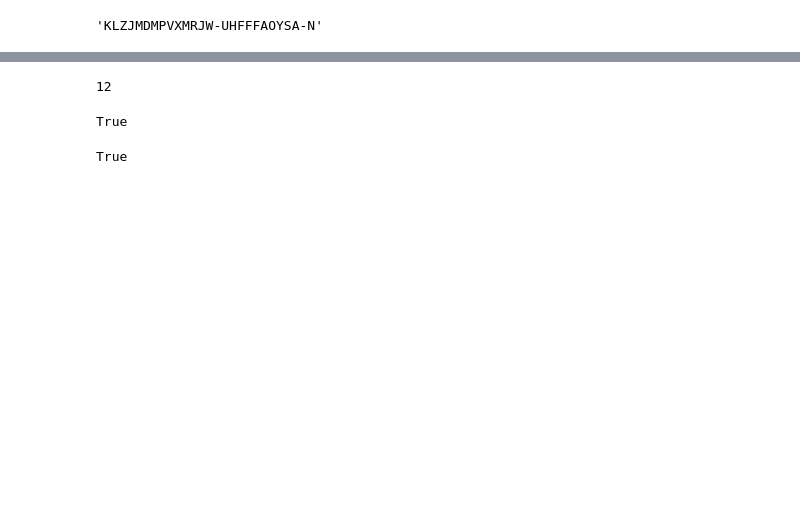
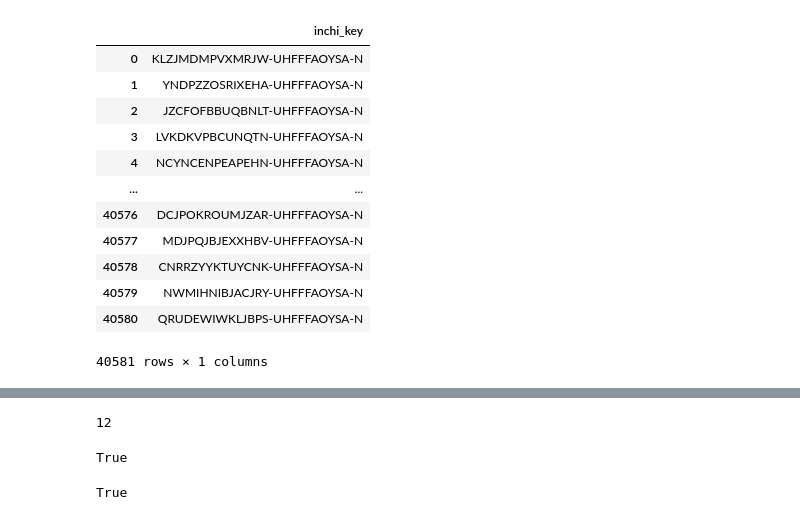
Before and after one commit to haaariiish/Guacamoliency, a Jupyter notebook: notebooks/inchies_key_analysis.ipynb, the cells around one changed output, grey strips where cells are left out. Drawn from its saved outputs; the diff is of its cells as text; code cells hidden in the pictures; blank space fills up the shorter version.

```diff
--- a/notebooks/inchies_key_analysis.ipynb
+++ b/notebooks/inchies_key_analysis.ipynb
@@ -4,8 +4,19 @@ import rdkit
 from rdkit import Chem
 # %%
 inchies_unique_keys = pd.read_csv('../data/raw/inchie_logic_data/unique_inchi_keys.csv')
+inchies_unique_keys
+# %% [output]
+|  | inchi_key |
+| 0 | KLZJMDMPVXMRJW-UHFFFAOYSA-N |
+| 1 | YNDPZZOSRIXEHA-UHFFFAOYSA-N |
+| 2 | JZCFOFBBUQBNLT-UHFFFAOYSA-N |
+| 3 | LVKDKVPBCUNQTN-UHFFFAOYSA-N |
+| 4 | NCYNCENPEAPEHN-UHFFFAOYSA-N |
+| ... | ... |
+| 40576 | DCJPOKROUMJZAR-UHFFFAOYSA-N |
+| 40577 | MDJPQJBJEXXHBV-UHFFFAOYSA-N |
+| 40578 | CNRRZYYKTUYCNK-UHFFFAOYSA-N |
+| 40579 | NWMIHNIBJACJRY-UHFFFAOYSA-N |
+| 40580 | QRUDEWIWKLJBPS-UHFFFAOYSA-N |
+40581 rows × 1 columns
-# %%
-inchies_unique_keys["inchi_key"].to_list()[0]
-# %% [output]
-'KLZJMDMPVXMRJW-UHFFFAOYSA-N'
 # %%
```
Also changed, not shown: parts of 53 cells of this notebook, 8 other files.
